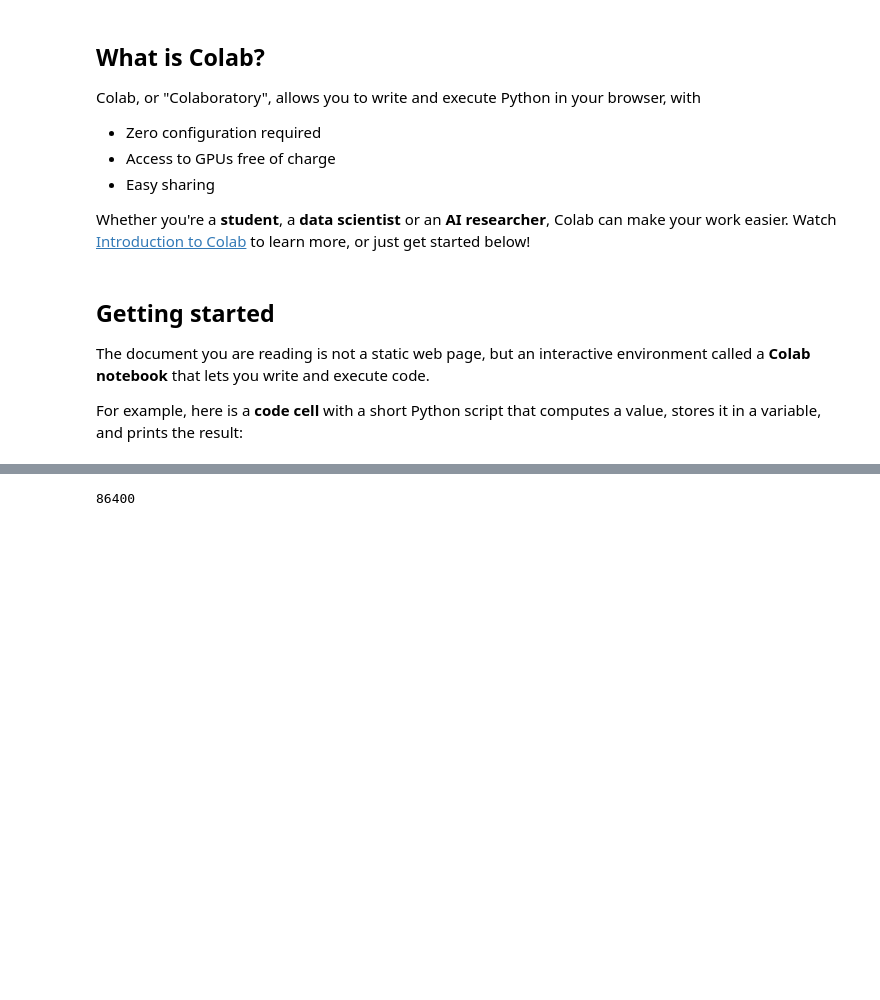
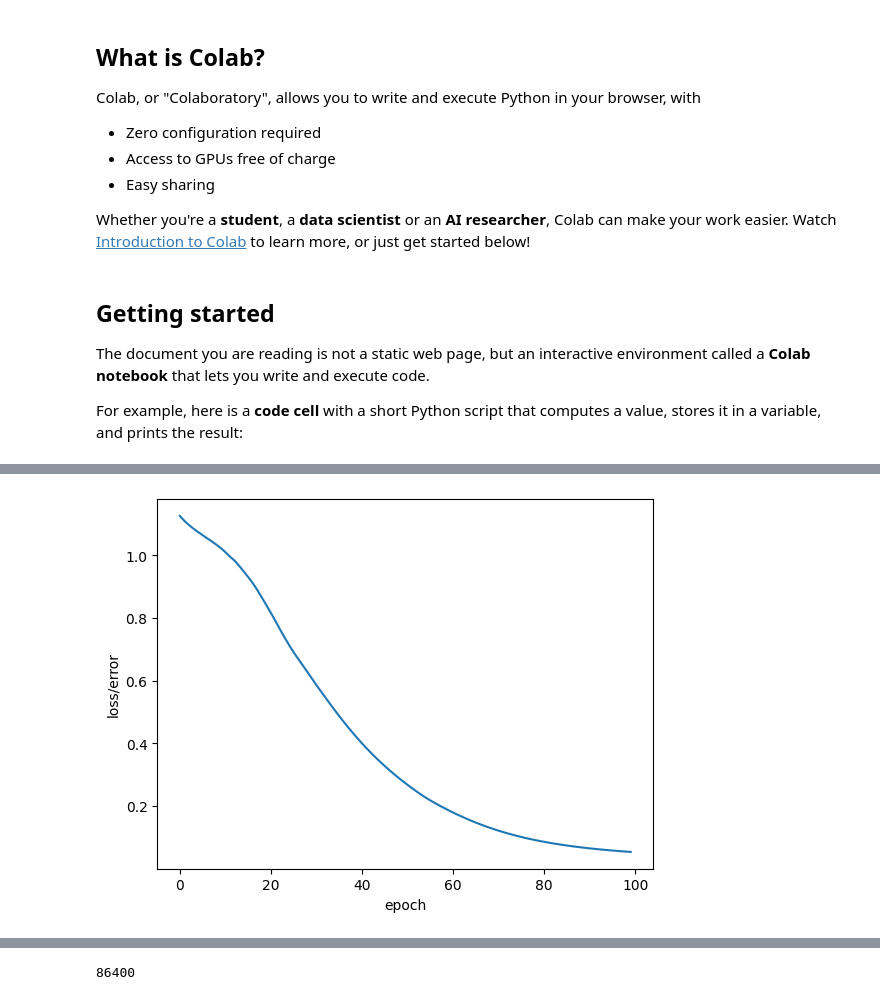
Before and after one commit to Goomaral1214/deep_learning_basic, a Jupyter notebook: Welcome_To_Colaboratory.ipynb, the cells around one changed output, grey strips where cells are left out. Drawn from its saved outputs; the diff is of its cells as text; code cells hidden in the pictures; blank space fills up the shorter version.

```diff
--- a/Welcome_To_Colaboratory.ipynb
+++ b/Welcome_To_Colaboratory.ipynb
@@ -36,0 +35,81 @@ import torch
+# %%
+import torch
+import torch.nn as nn
+import torch.nn.functional as F
+import matplotlib.pyplot as plt
+import pandas as pd
+class Model(nn.Module):
+  def __init__(self, in_features=4, h1 = 8, h2 = 9, out_features = 3):
+    super().__init__()
+    self.fc1 = nn.Linear(in_features, h1)
+    self.fc2 = nn.Linear(h1, h2)
+    self.out = nn.Linear(h2, out_features)
+  def forward(self, x):
+    x = F.relu(self.fc1(x))
+    x = F.relu(self.fc2(x))
+    x = self.out(x)
+
+    return x
+url = 'https://gist.githubusercontent.com/curran/a08a1080b88344b0c8a7/raw/0e7a9b0a5d22642a06d3d5b9bcbad9890c8ee534/iris.csv'
+my_df = pd.read_csv(url)
+torch.manual_seed(41)
+model = Model()
+
+my_df['species'] = my_df['species'].replace('setosa', 0.0)
+my_df['species'] = my_df['species'].replace('versicolor', 1.0)
+my_df['species'] = my_df['species'].replace('virginica', 2.0)
+
+x = my_df.drop('species', axis = 1)
+y = my_df['species']
+x = x.values
+y = y.values
+
+from sklearn.model_selection import train_test_split
+x_train, x_test, y_train, y_test = train_test_split(x, y, test_size = 0.2, random_state =41)
+x_train = torch.FloatTensor(x_train)
+x_test = torch.FloatTensor(x_test)
+y_train = torch.LongTensor(y_train)
+y_test = torch.LongTensor(y_test)
+criterion = nn.CrossEntropyLoss()
+optimizer = torch.optim.Adam(model.parameters(), lr = 0.01)
+#model.parameters -in, out, hidden layers
+epochs = 100
+losses = []
+for i in range(epochs):
+  y_pred = model.forward(x_train)
+  loss = criterion(y_pred, y_train)
+  losses.append(loss.detach().numpy())
+  if i%10 == 0:
+    print(f'Epoch: {i} and loss: {loss}')
+  optimizer.zero_grad()
+  loss.backward()
+  optimizer.step()
+plt.plot(range(epochs), losses)
+plt.ylabel('loss/error')
+plt.xlabel('epoch')
+with torch.no_grad():
+  y_eval = model.forward(x_test)
+  loss = criterion(y_eval, y_test)
+
+correct = 0
+with torch.no_grad():
+  for i, data in enumerate(x_test):
+    y_val = model.forward(data)
+    if y_test[i] == 0:
+      x = "Setosa"
+    elif y_test[i] == 1:
+      x = "Versicolor"
+    else:
+      x = "Virginica"
+
+    print(f'{i+1},) {str(y_val)} \t {y_test[i]} \t {y_val.argmax().item()}'
+  )
+    if y_val.argmax().item() == y_test[i]:
+      correct += 1
+print(f'We got {correct}.correct')
+torch.save(model.state_dict(), 'my_iris_model_pytorch.pt')
+new_model = Model()
+new_model.load_state_dict(torch.load('my_iris_model_pytorch.pt'))
+
+# new_model.eval()
+# %% [output]
@@ -36,0 +134 @@ import torch
+[figure, added]
```
Also changed, not shown: parts of 3 cells of this notebook.
